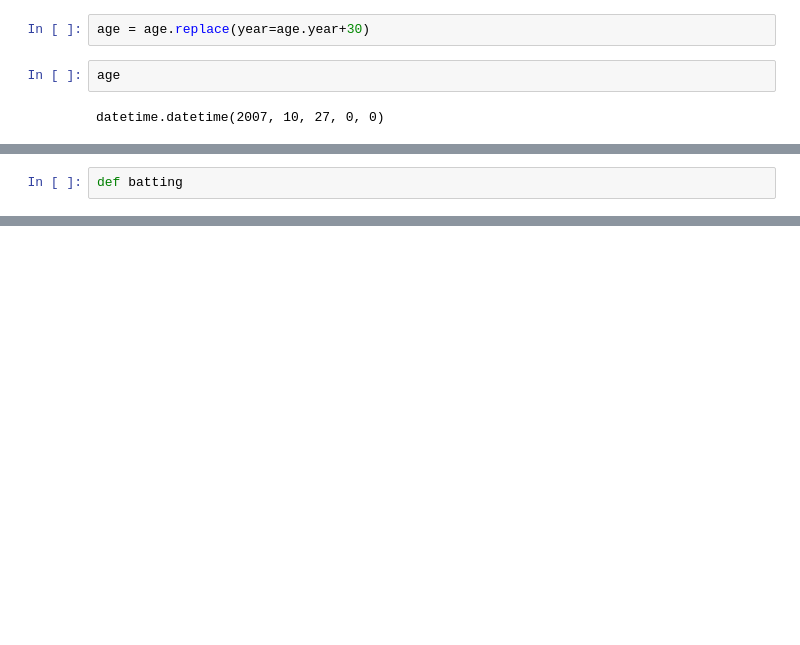
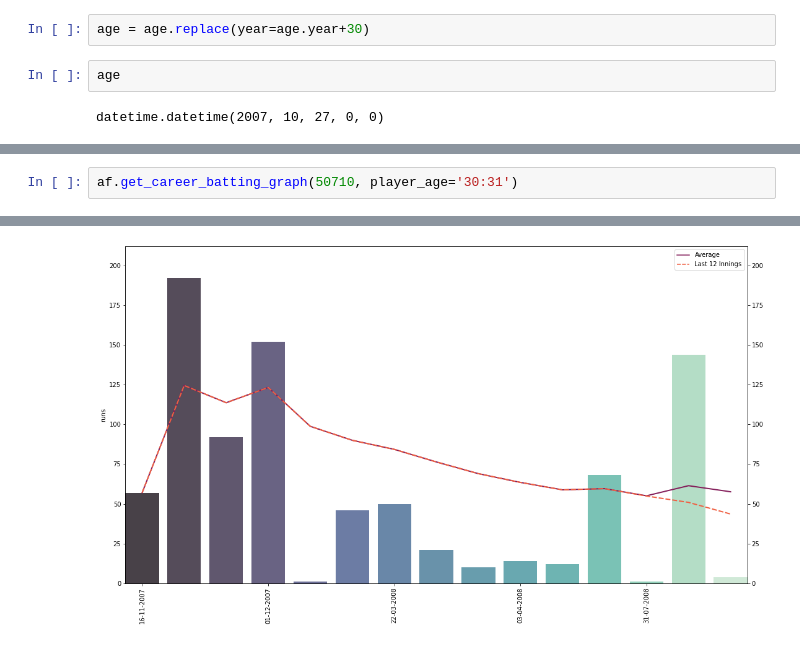
Before and after one commit to abhiramjoshi/cricket_analysis, a Jupyter notebook: graphing_dev.ipynb, the cells around one changed output, grey strips where cells are left out. Saved outputs shown, nothing was run; the diff lists cells and outputs as text; blank space fills up the shorter version.

Commit message:
graph by player age

```diff
--- a/graphing_dev.ipynb
+++ b/graphing_dev.ipynb
@@ -78,2 +55,3 @@ af.get_career_batting_graph(50710, dates=age.strftime('%Y-%m-%d')+':')
-# %%
-def batting
+# %%
+af.get_career_batting_graph(50710, player_age='30:31')
+# %% [output]
@@ -79,0 +75 @@ def batting
+[figure, added]
```
Also changed, not shown: parts of 3 cells of this notebook, 1 other file.
